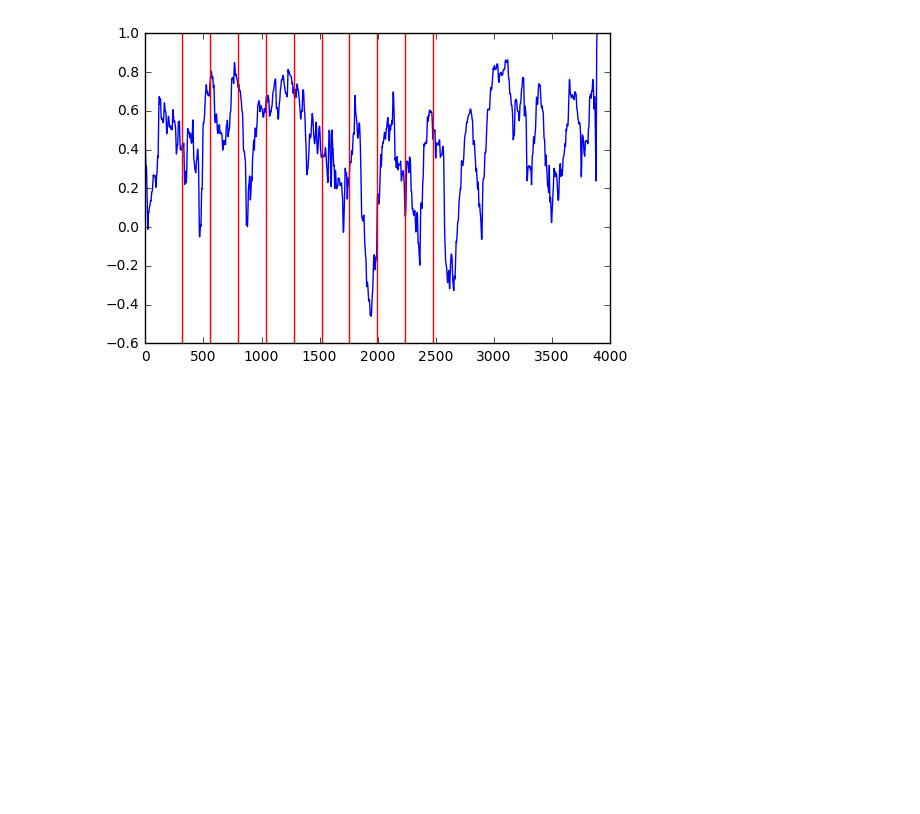
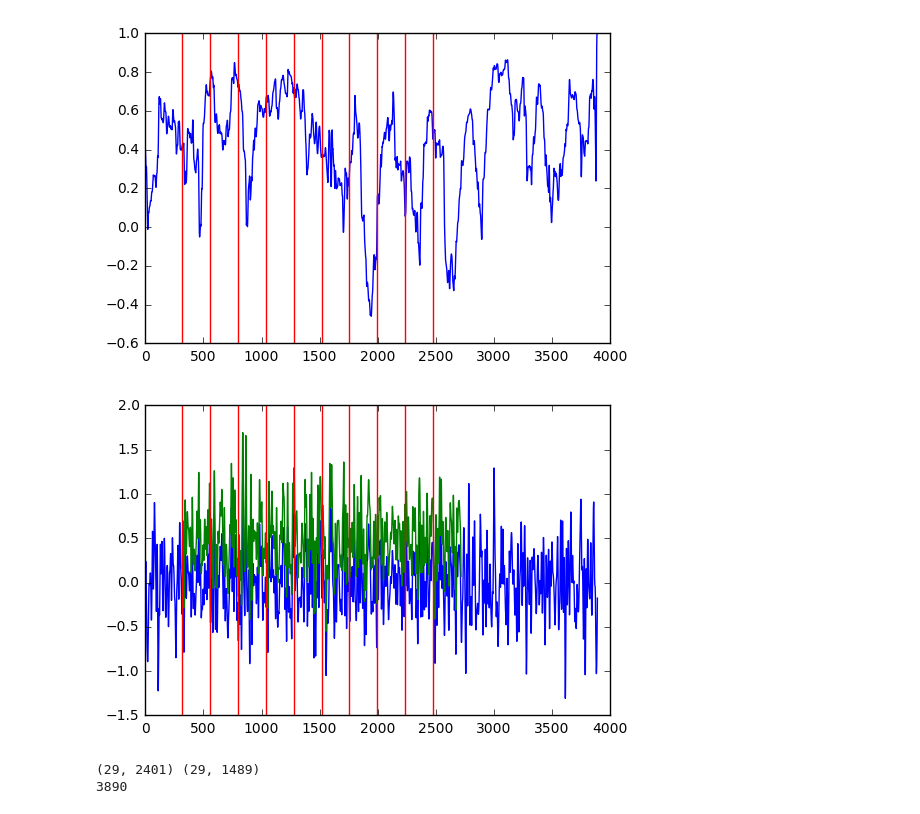
Before and after one commit to hstrey/nicotine-paper, a Jupyter notebook: fMRI time series analysis NIC12 filtered.ipynb, the cells around one changed output. Saved outputs shown, nothing was run; the diff lists cells and outputs as text; code cells hidden in the pictures; blank space fills up the shorter version.

Commit message:
added analysis of pearson correlations to compare puffs vs. nopuffs

```diff
--- a/fMRI time series analysis NIC12 filtered.ipynb
+++ b/fMRI time series analysis NIC12 filtered.ipynb
@@ -173,3 +157,24 @@ for p in puffs:
     plt.axvline(x=p,color="r")
 # %% [output]
 [figure]
+# %%
+# new strategy:
+# we compare pearson correlations of the puffs to r's from time where there is no delivery
+# two time series: puffs from first puff to 2min after last puff
+# nopuffs - the rest
+plt.plot(range(data_filtered[15].size),data_filtered[15])
+plt.plot(range(316,316+10*240+1),data_filtered[15][316:316+10*240+1]+0.5)
+for p in puffs:
+    plt.axvline(x=p,color="r")
+# %% [output]
+[figure, added]
+# %%
+data_puffs = data_filtered[:,316:316+10*240+1]
+data_nopuffs1=data_filtered[:,:316]
+data_nopuffs2=data_filtered[:,316+10*240+1:]
+data_nopuffs=np.hstack((data_nopuffs1,data_nopuffs2))
+print(data_puffs.shape, data_nopuffs.shape)
+print(data_puffs.shape[1]+data_nopuffs.shape[1])
+# %% [output]
+(29, 2401) (29, 1489)
+3890
```
Also changed, not shown: parts of 6 cells of this notebook.
